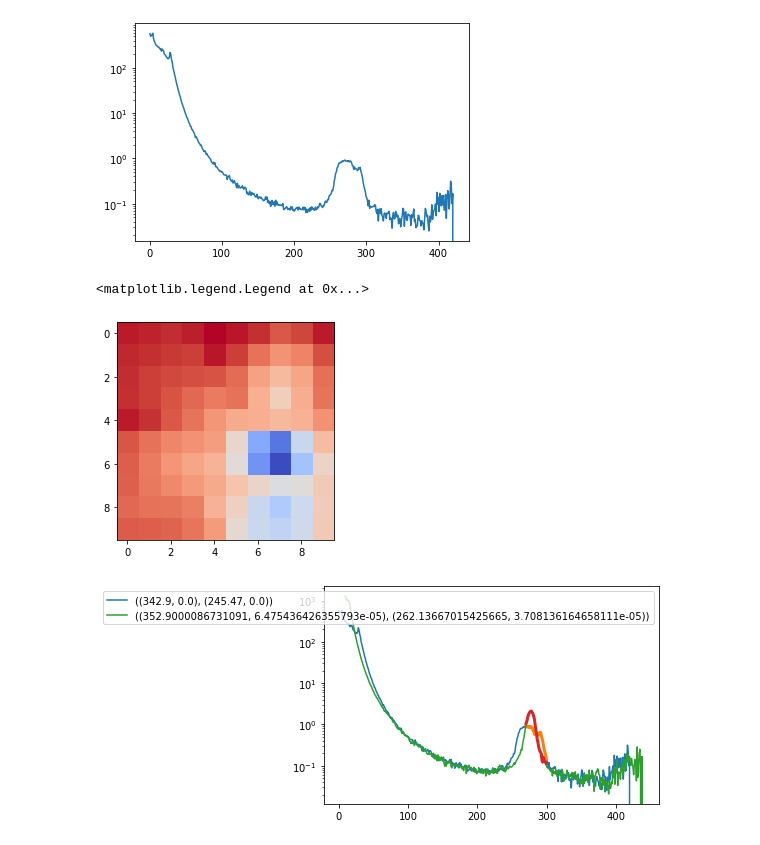
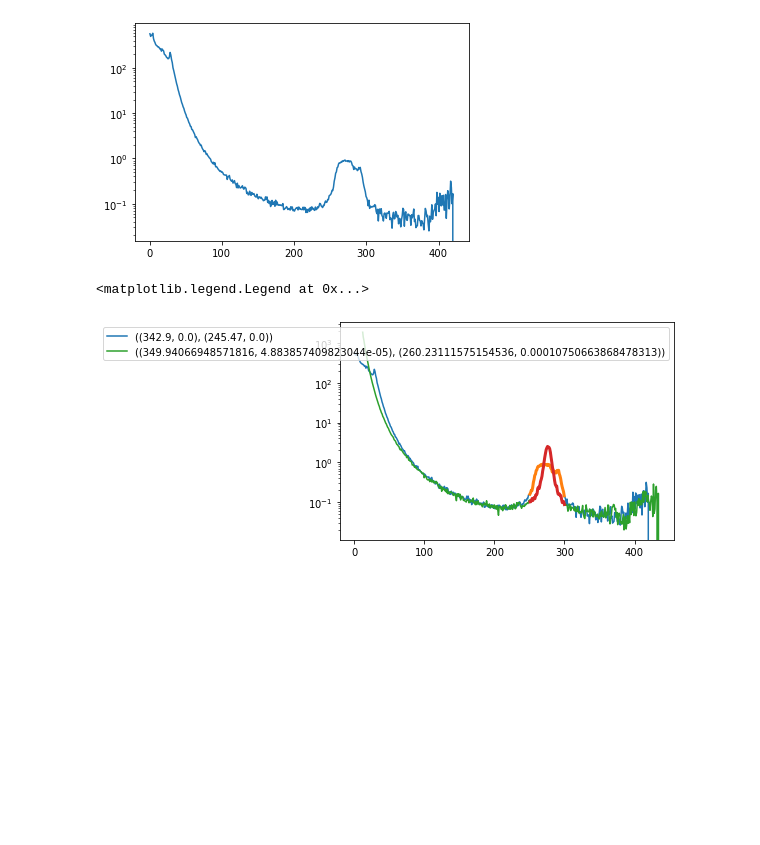
Before and after one commit to awacha/cct, a Jupyter notebook: scratch/centering.ipynb, the cells around one changed output. Cells and saved outputs as stored; diff of their text form; code cells hidden in the pictures; blank space fills up the shorter version.

```diff
--- a/scratch/centering.ipynb
+++ b/scratch/centering.ipynb
@@ -140,47 +140,49 @@ def findbeam_crude(targetfunc, exposure, rmin, rmax, d=30, N=10):
     return bestposition, values
 
 def findbeam(algorithm, exposure, rmin, rmax, dcrude=30, Ncrude=10):
-    crudeposition,values = findbeam_crude(algorithm, exposure, rmin, rmax, dcrude, Ncrude)
-    plt.figure()
-    plt.imshow(values, cmap='coolwarm')
+    if dcrude > 0 and Ncrude > 0:
+        crudeposition,values = findbeam_crude(algorithm, exposure, rmin, rmax, dcrude, Ncrude)
+        plt.figure()
+        plt.imshow(values, cmap='coolwarm')
+    else:
+        crudeposition = (exposure.header.beamposrow[0], exposure.header.beamposcol[0])
     result = scipy.optimize.minimize(
         algorithm,
         crudeposition,
         args = (exposure.intensity, exposure.mask, rmin, rmax),
         method = 'L-BFGS-B',
-        options={'ftol' : 1e7*np.finfo(float).eps},
+        options={'ftol' : 1e7*np.finfo(float).eps, 'eps': 0.01},
     )
 
     ftol = 1e7 * np.finfo(float).eps  # L-BFGS-B default factr value is 1e7
     covar = max(1, np.abs(result.fun)) * ftol * result.hess_inv.todense()
     return (result.x[0], covar[0,0]**0.5), (result.x[1], covar[1,1]**0.5)
 
-rmin = 270
+rmin = 250
 rmax = 300
 
-beamx, beamy = findbeam(peakheight, exposure, rmin, rmax)
+beamx, beamy = findbeam(peakheight, exposure, rmin, rmax, 0, 0)
 #beamx, beamy = findbeam(azimuthal_fold, exposure, rmin, rmax)
 
 def plotwithbeampos(exposure, beamposrow, beamposcol):
     origbeamrow = exposure.header.beamposrow
     origbeamcol = exposure.header.beamposcol
     if beamposrow is None:
         beamposrow = origbeamrow
     if beamposcol is None:
         beamposcol = origbeamcol
     exposure.header.beamposrow = beamposrow
     exposure.header.beamposcol = beamposcol
     rad = exposure.radial_average()
     line = plt.semilogy(rad.pixel, rad.intensity, label = f'{beamposrow, beamposcol}')[0]
     rad1=rad.trim(rmin, rmax, bypixel=True)
     plt.semilogy(rad1.pixel, rad1.intensity, lw = 3,) #color=line.get_color(), lw=3)
     exposure.header.beamposrow = origbeamrow
     exposure.header.beamposcol = origbeamcol
 plt.figure()
 plotwithbeampos(exposure, None, None)
 plotwithbeampos(exposure, beamx, beamy)
 plt.legend(loc='best')
 # %% [output]
 <matplotlib.legend.Legend at 0x...>
-[figure, old version]
+[figure, new version]
-[figure, removed]
```
Also changed, not shown: 8 other files.
